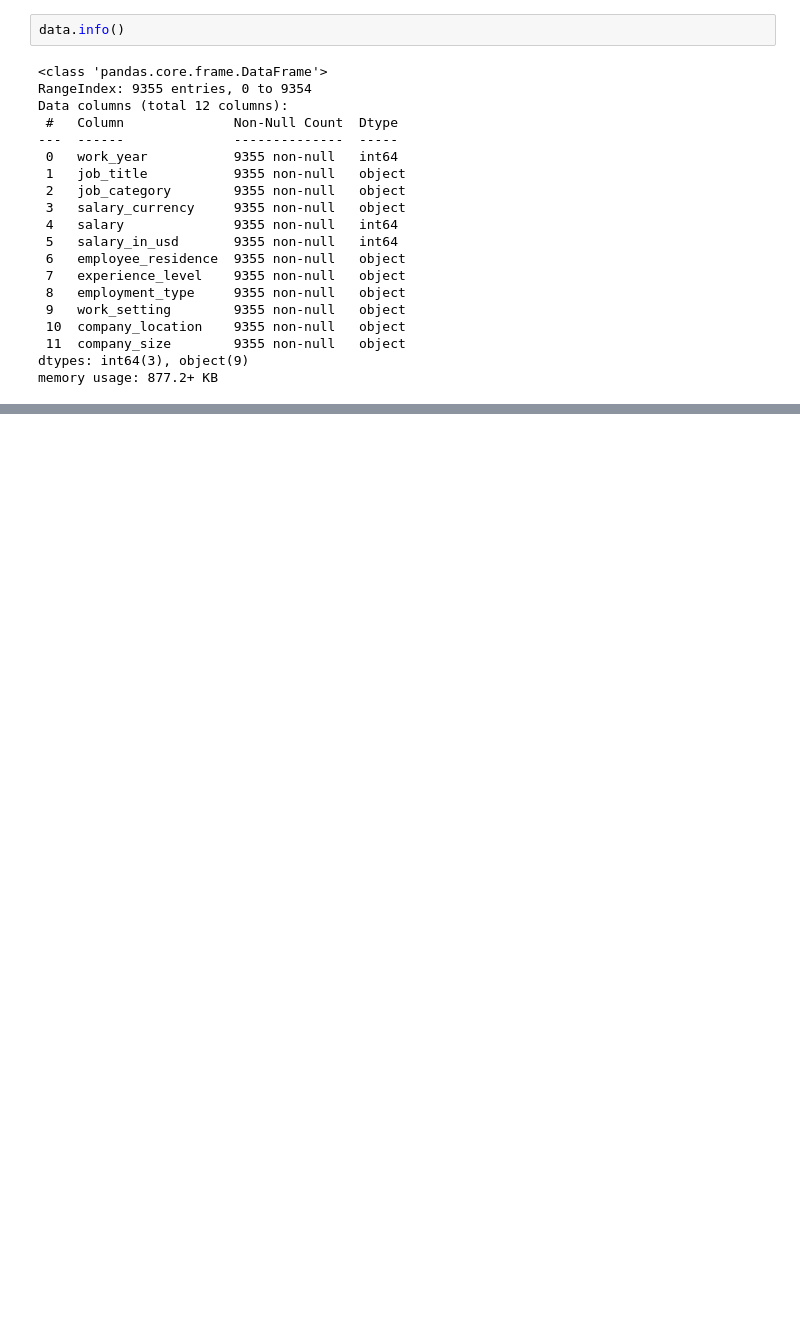
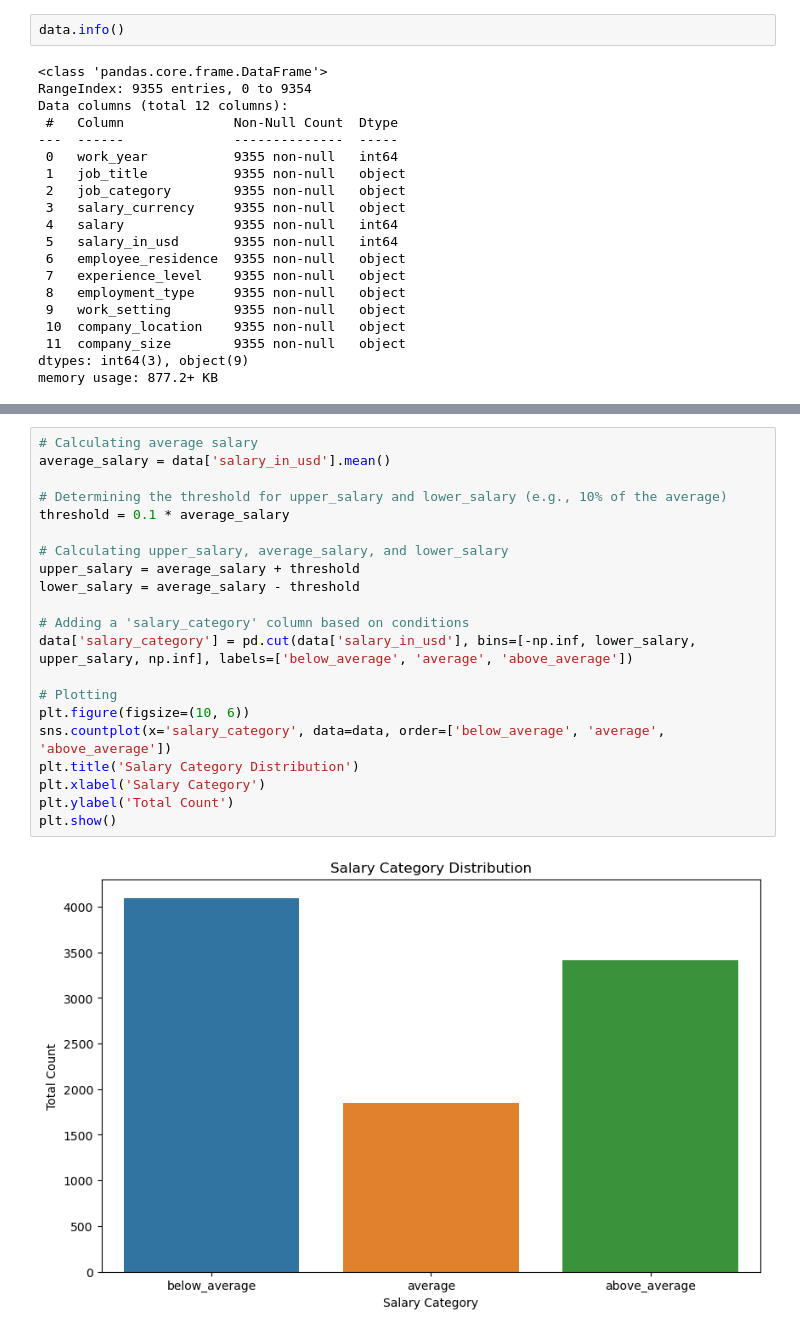
Before and after one commit to KevinDHS/Analysis-of-Job-Roles-Salary-Compensation-in-the-Field-of-Data-Analysis, a Jupyter notebook: Analysis of Job Roles and Salary Compensation.ipynb, the cells around one changed output, grey strips where cells are left out. Cells and saved outputs as stored; diff of their text form; blank space fills up the shorter version.

```diff
--- a/Analysis of Job Roles and Salary Compensation.ipynb
+++ b/Analysis of Job Roles and Salary Compensation.ipynb
@@ -381,0 +210,23 @@ Dengan demikian, berdasarkan analisis yang telah dilakukan, saya merekomendasika
+# %%
+# Calculating average salary
+average_salary = data['salary_in_usd'].mean()
+
+# Determining the threshold for upper_salary and lower_salary (e.g., 10% of the average)
+threshold = 0.1 * average_salary
+
+# Calculating upper_salary, average_salary, and lower_salary
+upper_salary = average_salary + threshold
+lower_salary = average_salary - threshold
+
+# Adding a 'salary_category' column based on conditions
+data['salary_category'] = pd.cut(data['salary_in_usd'], bins=[-np.inf, lower_salary, upper_salary, np.inf], labels=['below_average', 'average', 'above_average'])
+
+# Plotting
+plt.figure(figsize=(10, 6))
+sns.countplot(x='salary_category', data=data, order=['below_average', 'average', 'above_average'])
+plt.title('Salary Category Distribution')
+plt.xlabel('Salary Category')
+plt.ylabel('Total Count')
+plt.show()
+# %% [output]
+[figure, added]
```
Also changed, not shown: parts of 70 cells of this notebook, 2 other files.
